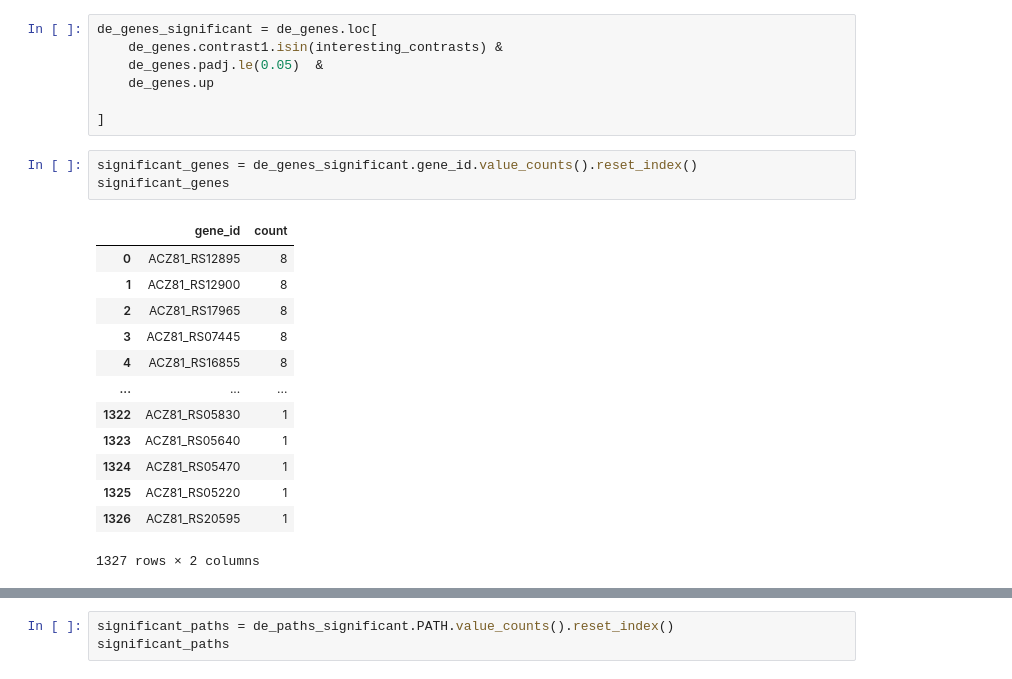
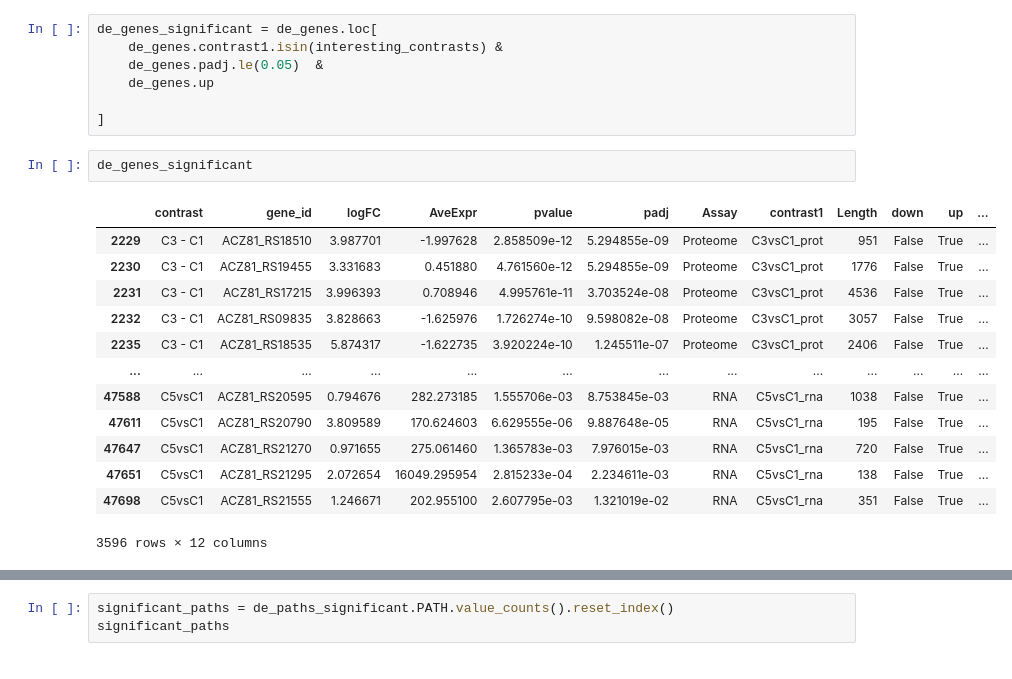
Before and after one commit to wosnat/CC1A3, a Jupyter notebook: mutant lib/select mutants.ipynb, the cells around one changed output, grey strips where cells are left out. Drawn from its saved outputs; the diff is of its cells as text.

```diff
--- a/mutant lib/select mutants.ipynb
+++ b/mutant lib/select mutants.ipynb
@@ -119,20 +129,19 @@ de_genes_significant = de_genes.loc[
     de_genes.up
 
 ]
-# %%
-significant_genes = de_genes_significant.gene_id.value_counts().reset_index()
-significant_genes
-# %% [output]
-|  | gene_id | count |
-| 0 | ACZ81_RS12895 | 8 |
-| 1 | ACZ81_RS12900 | 8 |
-| 2 | ACZ81_RS17965 | 8 |
-| 3 | ACZ81_RS07445 | 8 |
-| 4 | ACZ81_RS16855 | 8 |
-| ... | ... | ... |
-| 1322 | ACZ81_RS05830 | 1 |
-| 1323 | ACZ81_RS05640 | 1 |
-| 1324 | ACZ81_RS05470 | 1 |
-| 1325 | ACZ81_RS05220 | 1 |
-| 1326 | ACZ81_RS20595 | 1 |
-1327 rows × 2 columns
+# %%
+de_genes_significant
+# %% [output]
+|  | contrast | gene_id | logFC | AveExpr | pvalue | padj | Assay | contrast1 | Length | down | up | ... |
+| 2229 | C3 - C1 | ACZ81_RS18510 | 3.987701 | -1.997628 | 2.858509e-12 | 5.294855e-09 | Proteome | C3vsC1_prot | 951 | False | True | ... |
+| 2230 | C3 - C1 | ACZ81_RS19455 | 3.331683 | 0.451880 | 4.761560e-12 | 5.294855e-09 | Proteome | C3vsC1_prot | 1776 | False | True | ... |
+| 2231 | C3 - C1 | ACZ81_RS17215 | 3.996393 | 0.708946 | 4.995761e-11 | 3.703524e-08 | Proteome | C3vsC1_prot | 4536 | False | True | ... |
+| 2232 | C3 - C1 | ACZ81_RS09835 | 3.828663 | -1.625976 | 1.726274e-10 | 9.598082e-08 | Proteome | C3vsC1_prot | 3057 | False | True | ... |
+| 2235 | C3 - C1 | ACZ81_RS18535 | 5.874317 | -1.622735 | 3.920224e-10 | 1.245511e-07 | Proteome | C3vsC1_prot | 2406 | False | True | ... |
+| ... | ... | ... | ... | ... | ... | ... | ... | ... | ... | ... | ... | ... |
+| 47588 | C5vsC1 | ACZ81_RS20595 | 0.794676 | 282.273185 | 1.555706e-03 | 8.753845e-03 | RNA | C5vsC1_rna | 1038 | False | True | ... |
+| 47611 | C5vsC1 | ACZ81_RS20790 | 3.809589 | 170.624603 | 6.629555e-06 | 9.887648e-05 | RNA | C5vsC1_rna | 195 | False | True | ... |
+| 47647 | C5vsC1 | ACZ81_RS21270 | 0.971655 | 275.061460 | 1.365783e-03 | 7.976015e-03 | RNA | C5vsC1_rna | 720 | False | True | ... |
+| 47651 | C5vsC1 | ACZ81_RS21295 | 2.072654 | 16049.295954 | 2.815233e-04 | 2.234611e-03 | RNA | C5vsC1_rna | 138 | False | True | ... |
+| 47698 | C5vsC1 | ACZ81_RS21555 | 1.246671 | 202.955100 | 2.607795e-03 | 1.321019e-02 | RNA | C5vsC1_rna | 351 | False | True | ... |
+3596 rows × 12 columns
```
Also changed, not shown: parts of 19 cells of this notebook, 3 other files.
